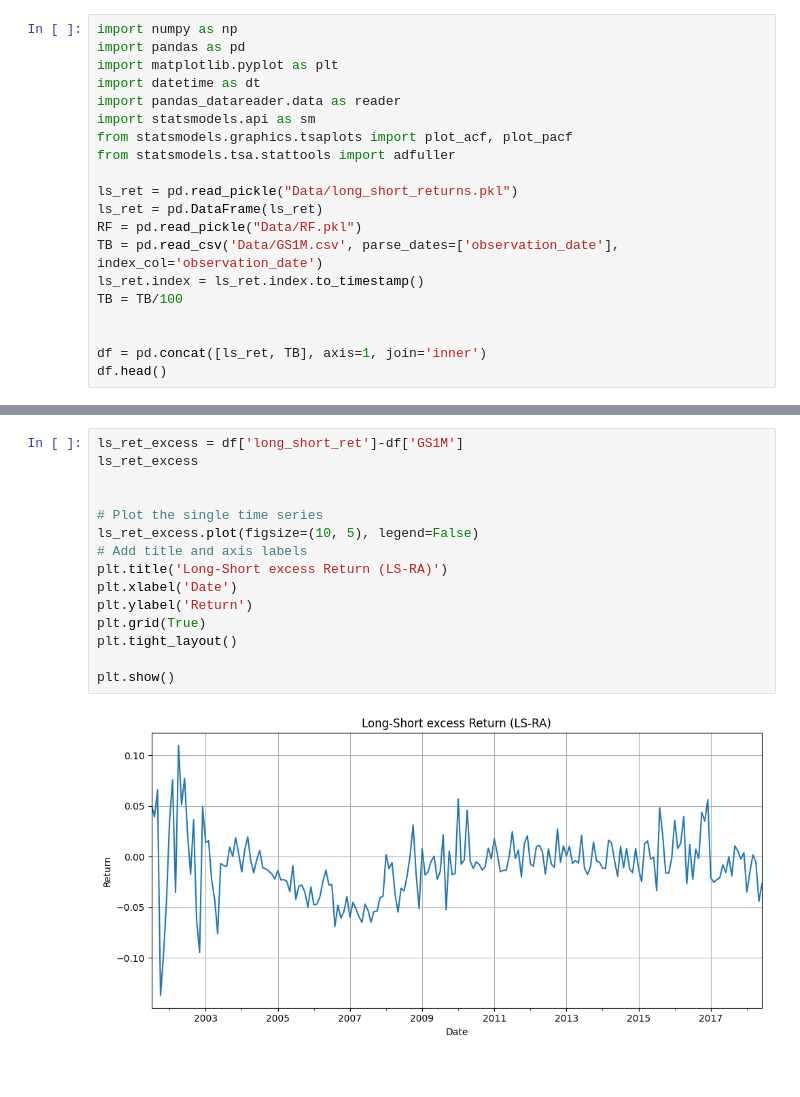
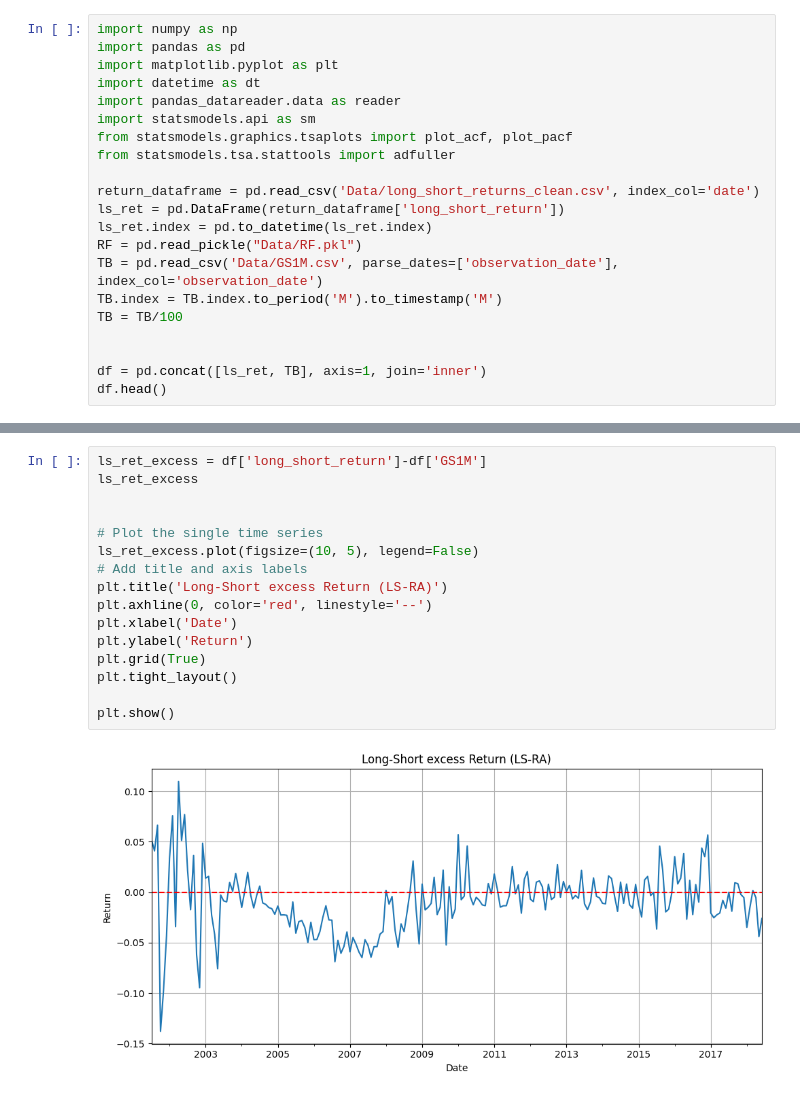
Before and after one commit to justusschenk/valueinvesting, a Jupyter notebook: Sharpe-ratio.ipynb, the cells around one changed output, grey strips where cells are left out. Saved outputs shown, nothing was run; the diff lists cells and outputs as text.

```diff
--- a/Sharpe-ratio.ipynb
+++ b/Sharpe-ratio.ipynb
@@ -8,11 +8,12 @@ import statsmodels.api as sm
 from statsmodels.graphics.tsaplots import plot_acf, plot_pacf
 from statsmodels.tsa.stattools import adfuller
 
-ls_ret = pd.read_pickle("Data/long_short_returns.pkl")
-ls_ret = pd.DataFrame(ls_ret)
+return_dataframe = pd.read_csv('Data/long_short_returns_clean.csv', index_col='date')
+ls_ret = pd.DataFrame(return_dataframe['long_short_return'])
+ls_ret.index = pd.to_datetime(ls_ret.index)
 RF = pd.read_pickle("Data/RF.pkl")
 TB = pd.read_csv('Data/GS1M.csv', parse_dates=['observation_date'], index_col='observation_date')
-ls_ret.index = ls_ret.index.to_timestamp()
+TB.index = TB.index.to_period('M').to_timestamp('M')
 TB = TB/100
 
 
@@ -28,20 +29,21 @@ df.head()
 # %%
-ls_ret_excess = df['long_short_ret']-df['GS1M']
+ls_ret_excess = df['long_short_return']-df['GS1M']
 ls_ret_excess
 
 
 # Plot the single time series
 ls_ret_excess.plot(figsize=(10, 5), legend=False)
 # Add title and axis labels
 plt.title('Long-Short excess Return (LS-RA)')
+plt.axhline(0, color='red', linestyle='--')
 plt.xlabel('Date')
 plt.ylabel('Return')
 plt.grid(True)
 plt.tight_layout()
 
 plt.show()
 # %% [output]
-[figure, old version]
+[figure, new version]
 # %%
 #Rolling average Sharpe-Ratios
 
```
Also changed, not shown: parts of 4 cells of this notebook, 30 other files.
